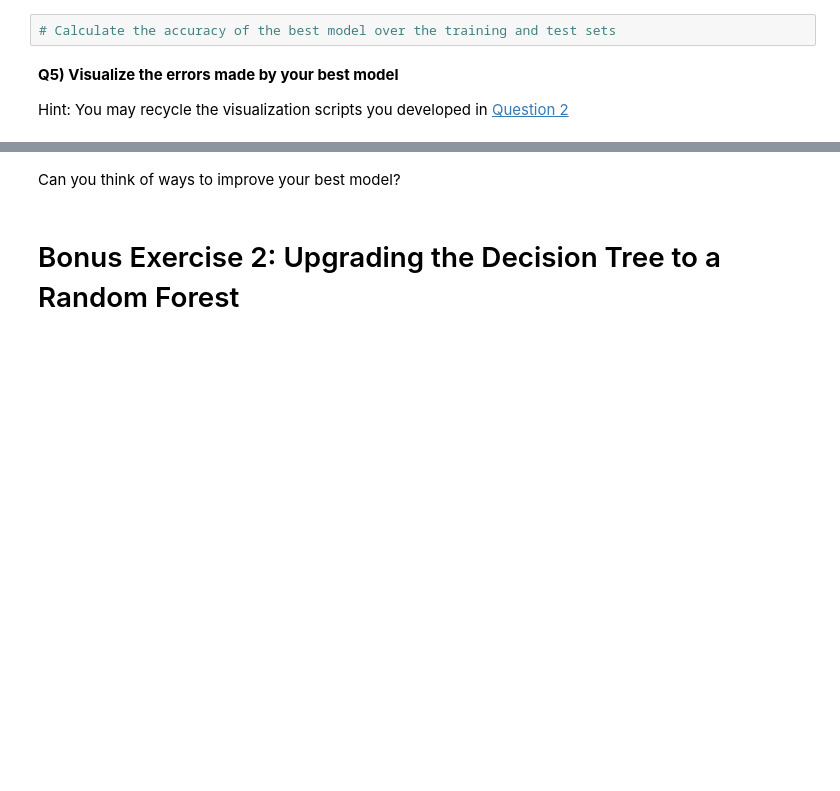
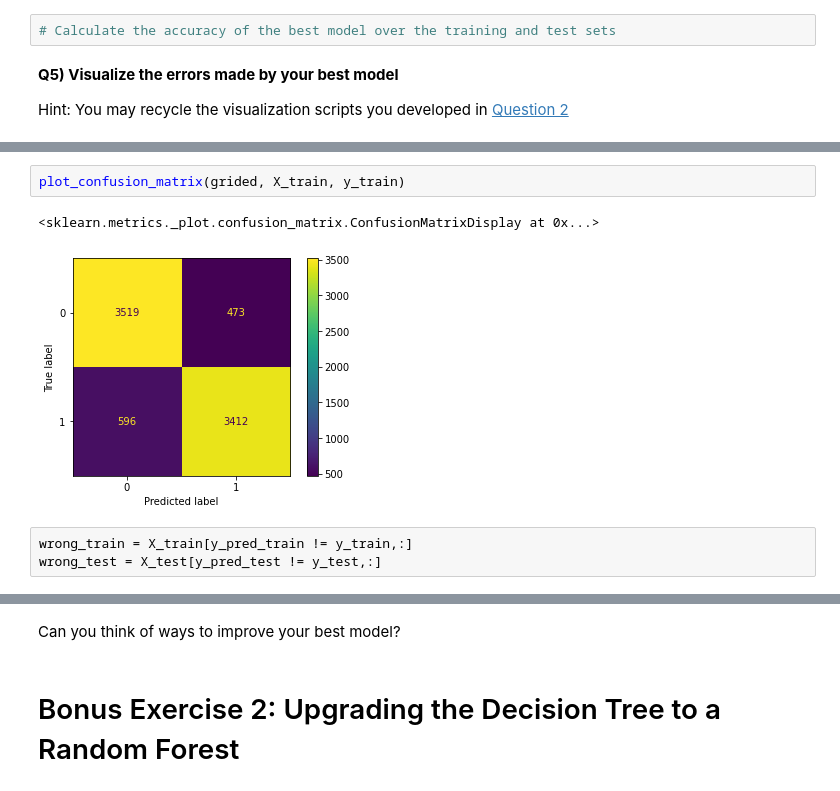
Before and after one commit to MaxHenk/2022_ML_Earth_Env_Sci, a Jupyter notebook: Lab_Notebooks/S3_2_Decision_Trees.ipynb, the cells around one changed output, grey strips where cells are left out. Drawn from its saved outputs; the diff is of its cells as text; blank space fills up the shorter version.

```diff
--- a/Lab_Notebooks/S3_2_Decision_Trees.ipynb
+++ b/Lab_Notebooks/S3_2_Decision_Trees.ipynb
@@ -88,0 +134,8 @@ Hint: You may recycle the visualization scripts you developed in [Question 2](#Q
+# %%
+plot_confusion_matrix(grided, X_train, y_train)
+# %% [output]
+<sklearn.metrics._plot.confusion_matrix.ConfusionMatrixDisplay at 0x...>
+[figure, added]
+# %%
+wrong_train = X_train[y_pred_train != y_train,:]
+wrong_test = X_test[y_pred_test != y_test,:]
```
Also changed, not shown: parts of 12 cells of this notebook.
